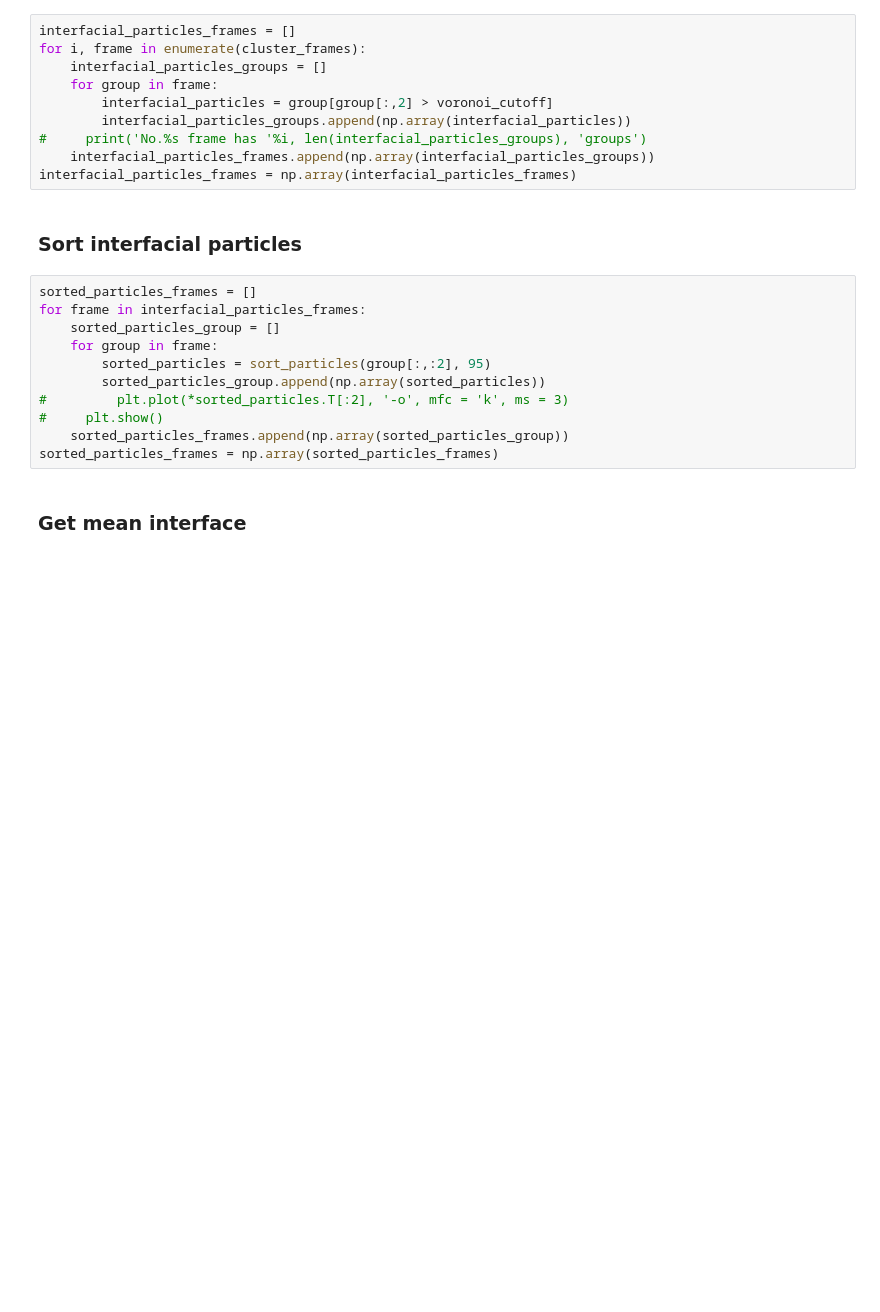
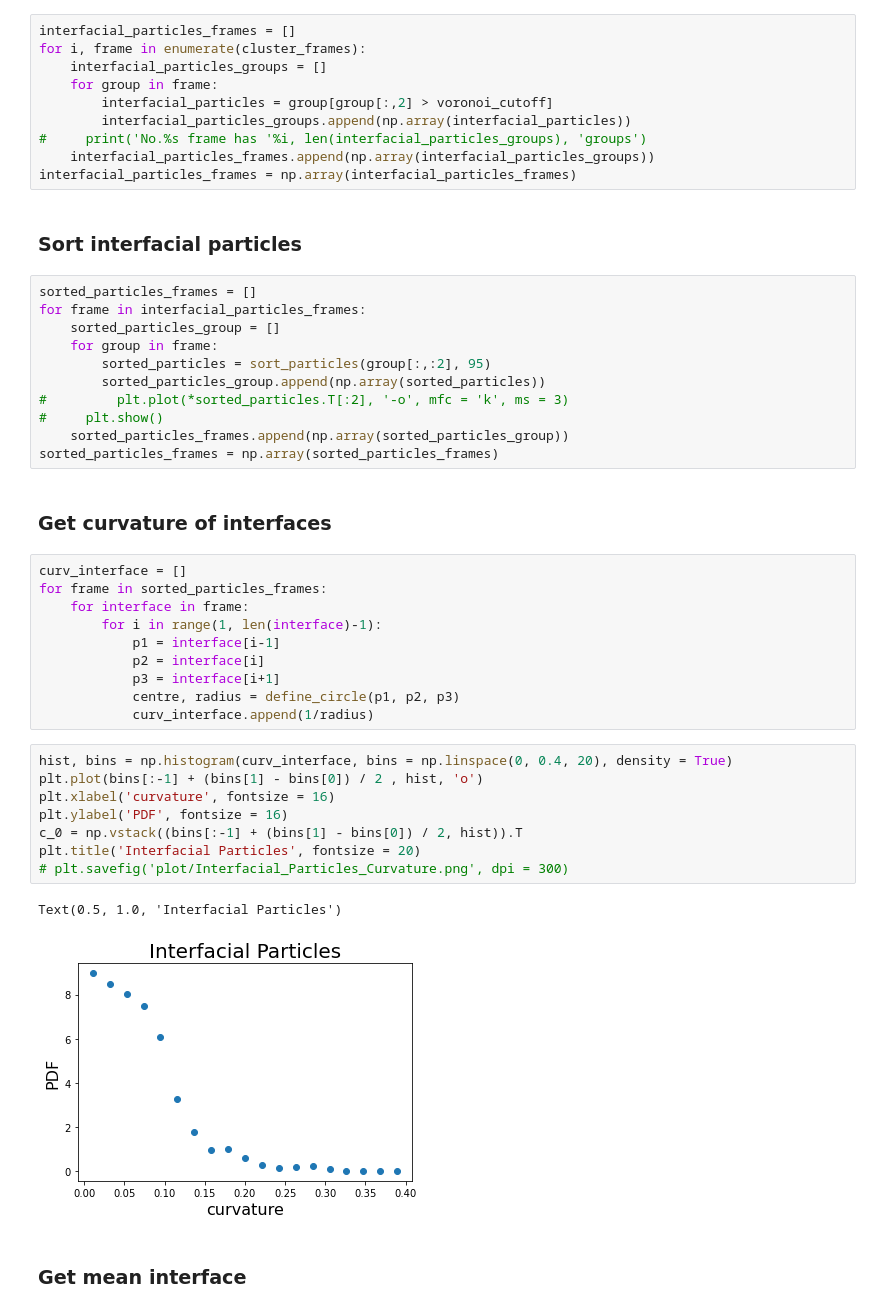
Before and after one commit to yenchihchen1995/Interfacial_Fluctuations, a Jupyter notebook: Interfacial_Fluctuations/Droplets_Experiment/Experiment.ipynb, the cells around one changed output. Drawn from its saved outputs; the diff is of its cells as text; blank space fills up the shorter version.

```diff
--- a/Interfacial_Fluctuations/Droplets_Experiment/Experiment.ipynb
+++ b/Interfacial_Fluctuations/Droplets_Experiment/Experiment.ipynb
@@ -64,6 +63,29 @@ for frame in interfacial_particles_frames:
 #     plt.show()
     sorted_particles_frames.append(np.array(sorted_particles_group))
 sorted_particles_frames = np.array(sorted_particles_frames)
+# %% [markdown]
+### Get curvature of interfaces
+# %%
+curv_interface = []
+for frame in sorted_particles_frames:
+    for interface in frame:
+        for i in range(1, len(interface)-1):
+            p1 = interface[i-1]
+            p2 = interface[i]
+            p3 = interface[i+1]
+            centre, radius = define_circle(p1, p2, p3)
+            curv_interface.append(1/radius)
+# %%
+hist, bins = np.histogram(curv_interface, bins = np.linspace(0, 0.4, 20), density = True)
+plt.plot(bins[:-1] + (bins[1] - bins[0]) / 2 , hist, 'o')
+plt.xlabel('curvature', fontsize = 16)
+plt.ylabel('PDF', fontsize = 16)
+c_0 = np.vstack((bins[:-1] + (bins[1] - bins[0]) / 2, hist)).T
+plt.title('Interfacial Particles', fontsize = 20)
+# plt.savefig('plot/Interfacial_Particles_Curvature.png', dpi = 300)
+# %% [output]
+Text(0.5, 1.0, 'Interfacial Particles')
+[figure, added]
 # %% [markdown]
 ### Get mean interface
 # %%
```
Also changed, not shown: parts of 15 cells of this notebook.
